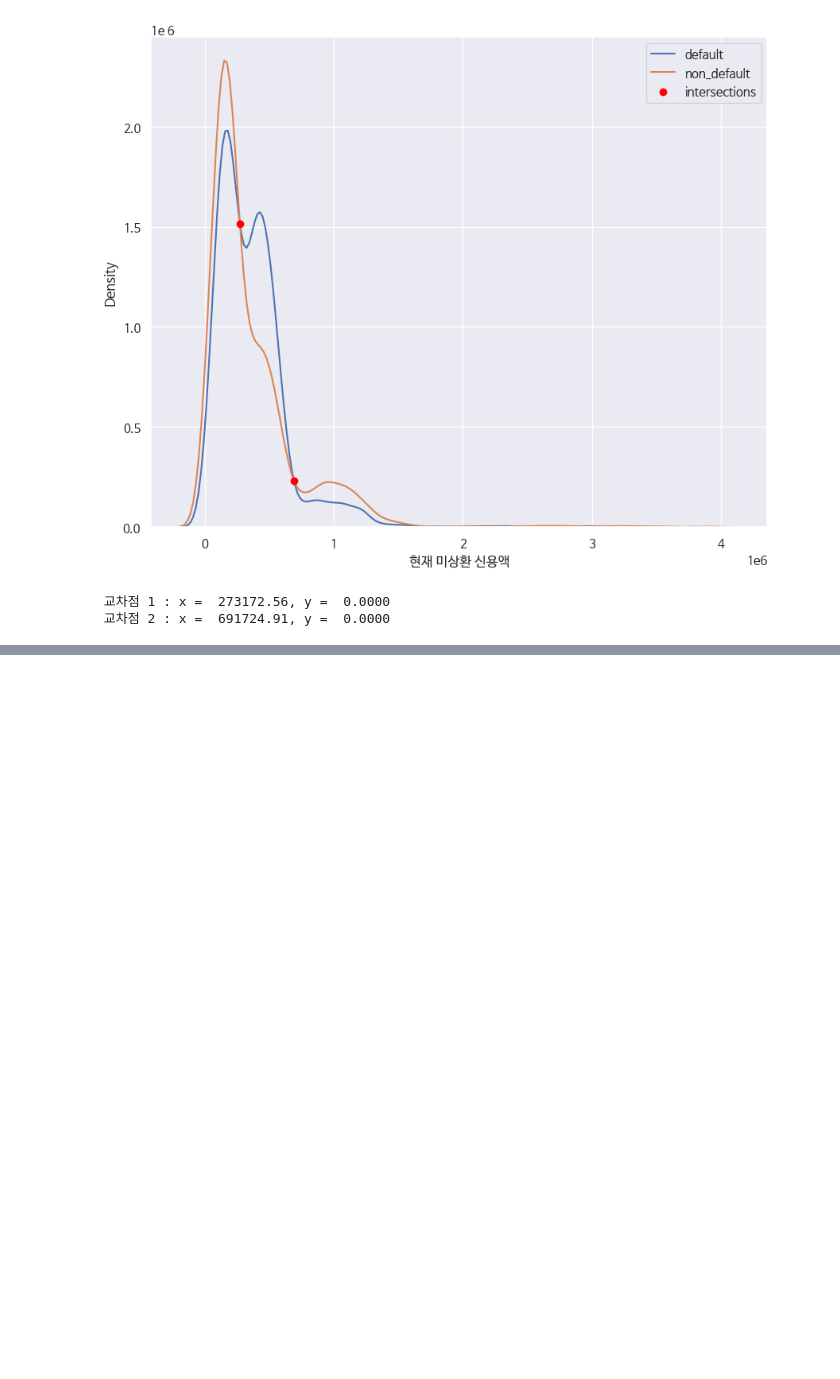
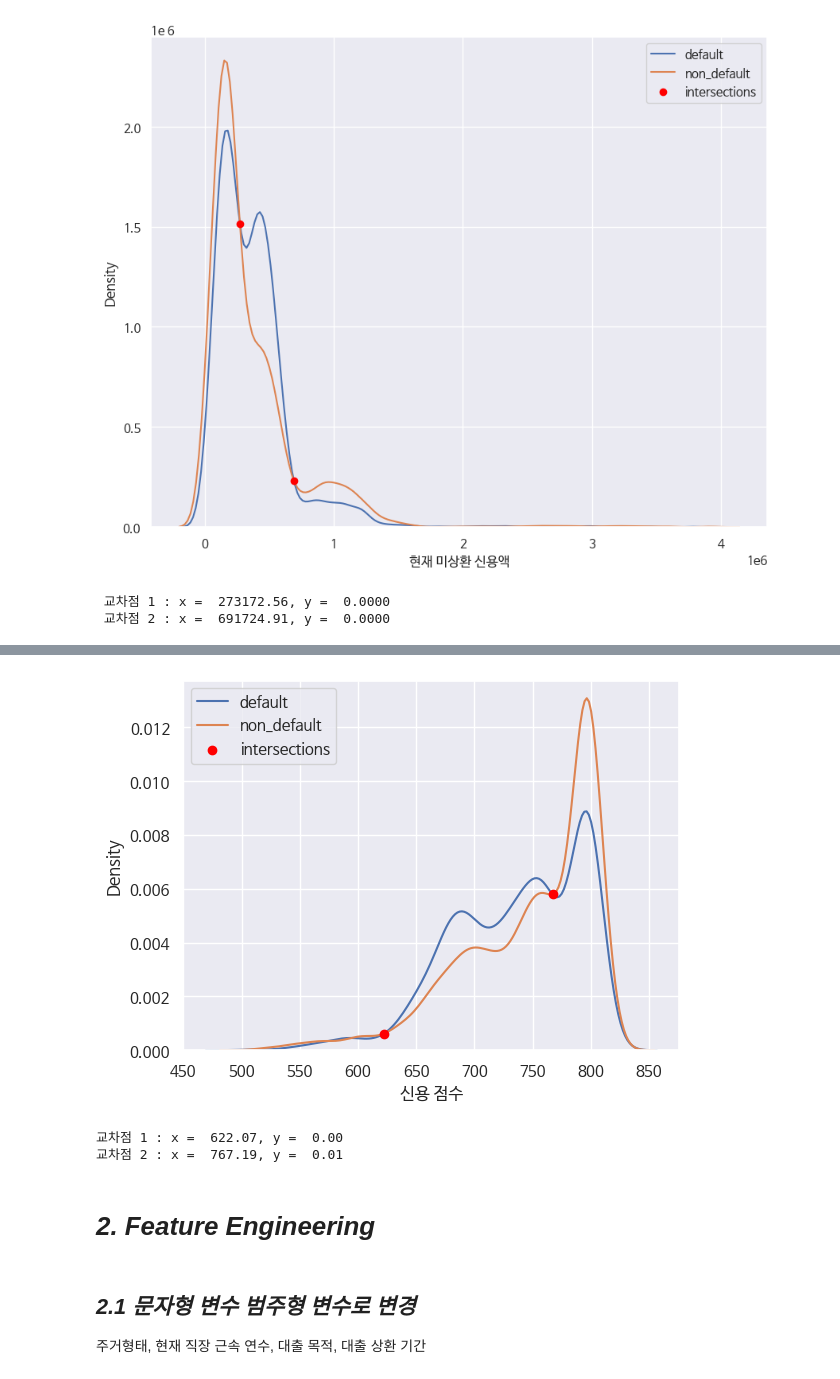
Before and after one commit to tntnu/default, a Jupyter notebook: [개인프로젝트연습]_채무불이행여부예측_1차.ipynb, the cells around one changed output, grey strips where cells are left out. Saved outputs shown, nothing was run; the diff lists cells and outputs as text; code cells hidden in the pictures; blank space fills up the shorter version.

```diff
--- a/[개인프로젝트연습]_채무불이행여부예측_1차.ipynb
+++ b/[개인프로젝트연습]_채무불이행여부예측_1차.ipynb
@@ -546,0 +585,34 @@ for i,(x, y) in enumerate(zip(x_intersections, y_intersections)) :
+# %%
+#kde 함수 생성
+kde_default = gaussian_kde(default['신용 점수'])
+kde_nondefault = gaussian_kde([non_default['신용 점수']])
+
+# 교차점 찾는 함수 생성
+def find_intersection(x) :
+  return kde_default(x) - kde_nondefault(x)
+
+# 교차점 찾기
+x_intersections = fsolve(find_intersection, x0 = [620, 793])
+y_intersections = kde_default(x_intersections)
+
+sns.kdeplot(default['신용 점수'], label = 'default')
+sns.kdeplot(non_default['신용 점수'], label = 'non_default')
+
+# 교차점 그래프
+plt.scatter(x_intersections, y_intersections, color = 'red', zorder = 3, label = 'intersections')
+
+plt.legend()
+plt.show()
+
+# 교차점 출력
+for i,(x, y) in enumerate(zip(x_intersections, y_intersections)) :
+  print(f"교차점 { i + 1} : x = {x : .2f}, y = {y : .2f}")
+# %% [output]
+[figure, added]
+교차점 1 : x =  622.07, y =  0.00
+교차점 2 : x =  767.19, y =  0.01
+# %% [markdown]
+# ***2. Feature Engineering***
+# %% [markdown]
+## ***2.1 문자형 변수 범주형 변수로 변경***
+주거형태, 현재 직장 근속 연수, 대출 목적, 대출 상환 기간
```
Also changed, not shown: parts of 55 cells of this notebook.
